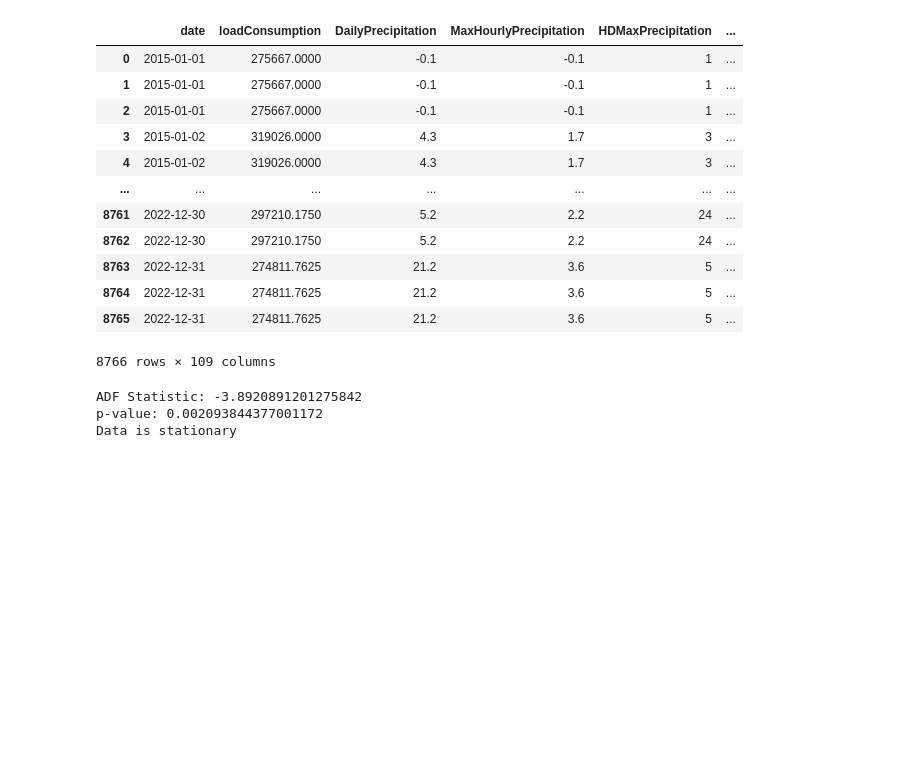
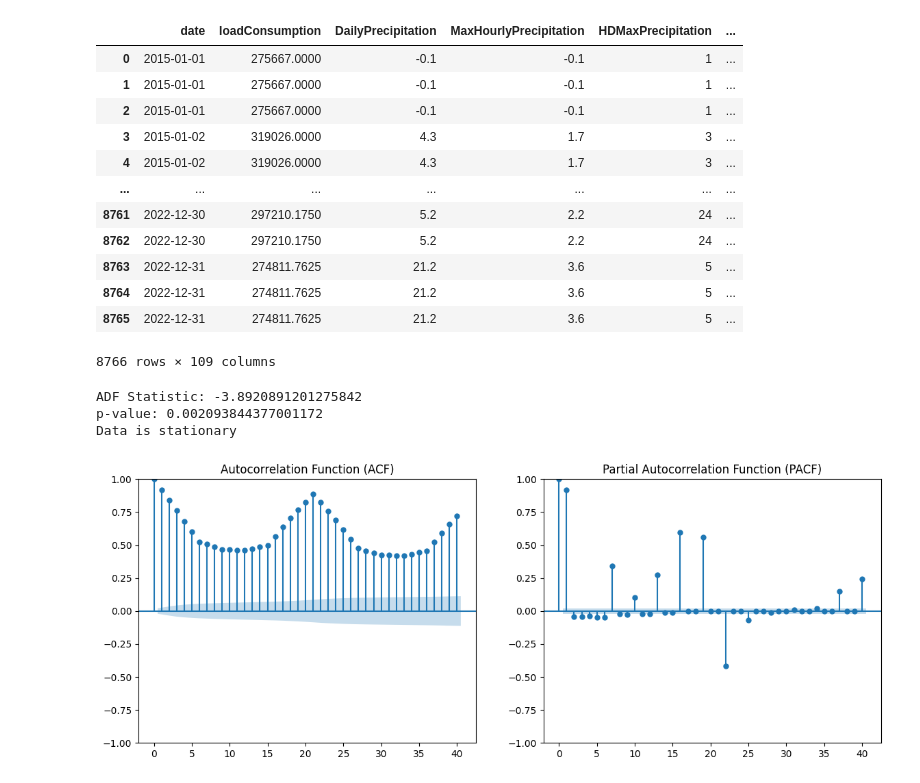
Before and after one commit to Carlos1971Salud/Hybrid-Forecasting-for-Sustainable-Electricity-Demand-in-The-Netherlands-Using-SARIMAX-SARIMAX-LSTM, a Jupyter notebook: Final_models.ipynb, the cells around one changed output. Drawn from its saved outputs; the diff is of its cells as text; code cells hidden in the pictures; blank space fills up the shorter version.

```diff
--- a/Final_models.ipynb
+++ b/Final_models.ipynb
@@ -32,6 +39,8 @@ all_data_daily
 | 8764 | 2022-12-31 | 274811.7625 | 21.2 | 3.6 | 5 | ... |
 | 8765 | 2022-12-31 | 274811.7625 | 21.2 | 3.6 | 5 | ... |
 8766 rows × 109 columns
+# %%
+all_data_daily["Population"] = all_data_daily["Population"].str.replace(',', '').astype(float)
 # %%
 # Check for stationarity using Augmented Dickey-Fuller test
 def adf_test(series):
@@ -50,0 +66,24 @@ Data is stationary
+# %%
+from statsmodels.graphics.tsaplots import plot_acf, plot_pacf
+
+# Ensure date is in datetime format and set as index
+all_data_daily['date'] = pd.to_datetime(all_data_daily['date'])
+all_data_daily.set_index('date', inplace=True)
+
+# Extract the target variable for ARIMA
+load_consumption = all_data_daily['loadConsumption']
+
+# Plot ACF and PACF to determine ARIMA parameters
+fig, ax = plt.subplots(1, 2, figsize=(14, 5))
+
+# ACF plot
+plot_acf(load_consumption, ax=ax[0], lags=40)
+ax[0].set_title("Autocorrelation Function (ACF)")
+
+# PACF plot
+plot_pacf(load_consumption, ax=ax[1], lags=40)
+ax[1].set_title("Partial Autocorrelation Function (PACF)")
+
+plt.show()
+# %% [output]
+[figure, added]
```
Also changed, not shown: parts of 83 cells of this notebook, 3 other files.
